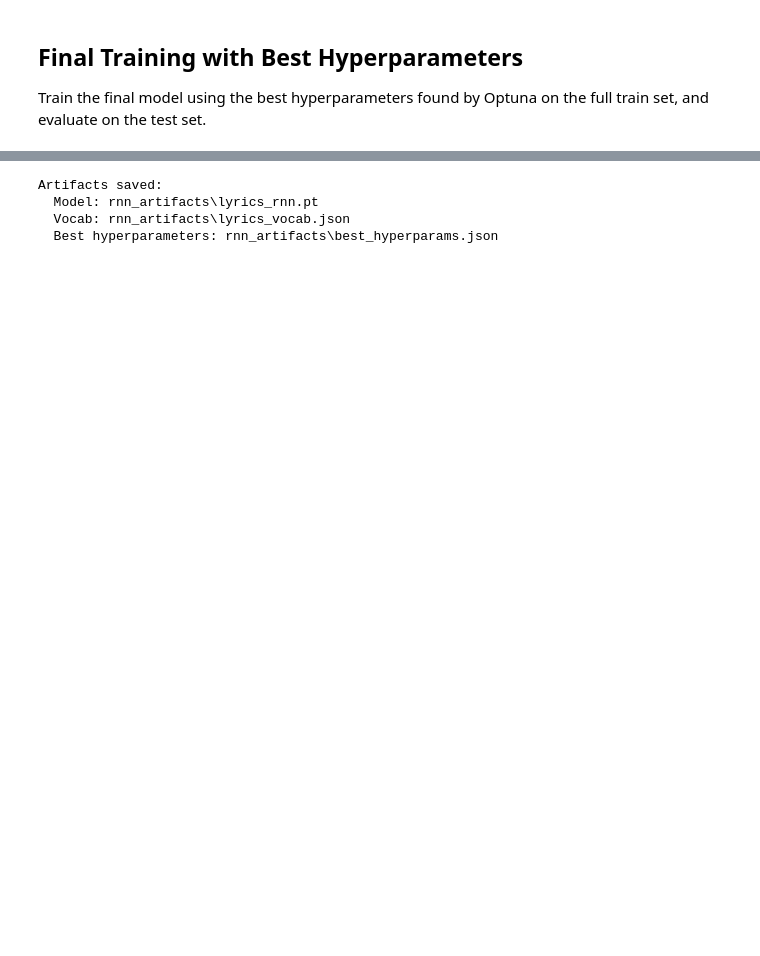
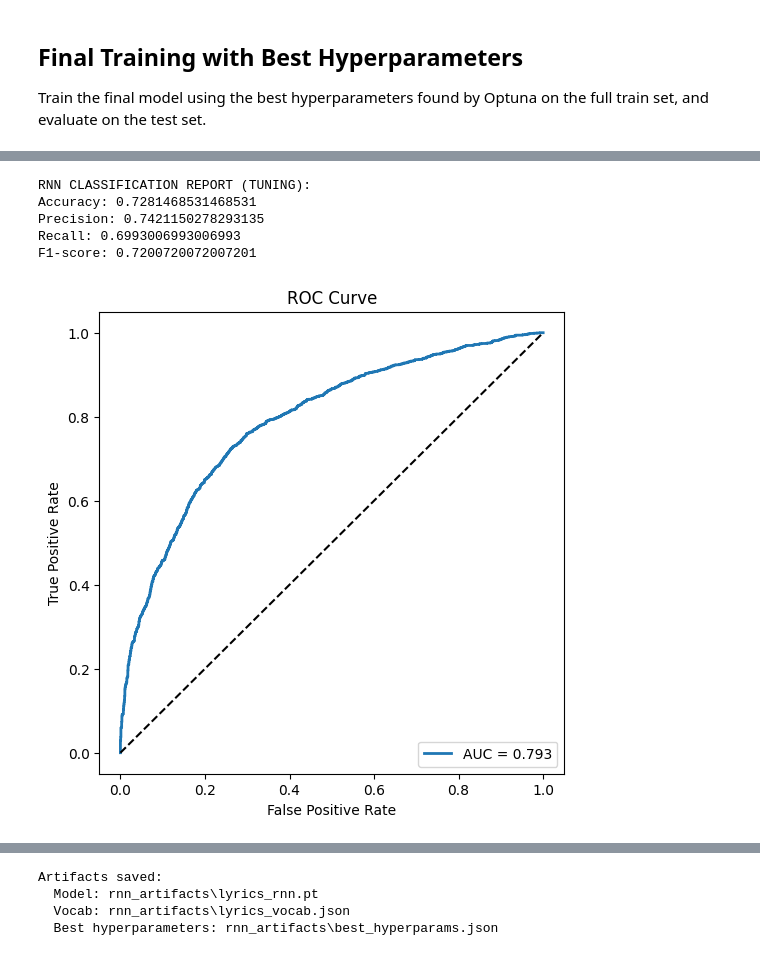
Before and after one commit to lemonmelonn/devanasokan_fyp, a Jupyter notebook: 05_model_training/model1_rnn_tuning.ipynb, the cells around one changed output, grey strips where cells are left out. Drawn from its saved outputs; the diff is of its cells as text; code cells hidden in the pictures; blank space fills up the shorter version.

```diff
--- a/05_model_training/model1_rnn_tuning.ipynb
+++ b/05_model_training/model1_rnn_tuning.ipynb
@@ -414,7 +429,7 @@ Epoch 10 | train_loss=0.5464 train_acc=0.7387 | val_loss=0.6226 val_acc=0.6844
 # %%
 # Load best checkpoint and evaluate on test
 model.load_state_dict(torch.load(best_model_path, map_location=device))
-test_loss, test_acc = run_epoch(model, test_loader, criterion, training=False)
+test_loss, test_acc, test_targets, test_probs, test_predictions = run_epoch(model, test_loader, criterion, training=False)
 
 print(f"\nTest loss: {test_loss:.4f}")
 print(f"Test accuracy: {test_acc:.4f}")
@@ -423 +438,48 @@ Test loss: 0.5755
 Test accuracy: 0.7281
+# %%
+report = classification_report(
+    test_targets,
+    test_predictions,
+    output_dict=True
+)
+
+accuracy = report["accuracy"]
+precision = report["1"]["precision"]
+recall = report["1"]["recall"]
+f1 = report["1"]["f1-score"]
+
+print(f"RNN CLASSIFICATION REPORT (TUNING):")
+print("Accuracy:", accuracy)
+print("Precision:", precision)
+print("Recall:", recall)
+print("F1-score:", f1)
+# %% [output]
+RNN CLASSIFICATION REPORT (TUNING):
+Accuracy: 0.7281468531468531
+Precision: 0.7421150278293135
+Recall: 0.6993006993006993
+F1-score: 0.7200720072007201
+# %%
+fpr, tpr, thresholds = roc_curve(test_targets, test_probs)
+
+roc_auc = auc(fpr, tpr)
+
+plt.figure(figsize=(6,6))
+
+plt.plot(
+    fpr,
+    tpr,
+    label=f"AUC = {roc_auc:.3f}",
+    linewidth=2
+)
+
+plt.plot([0,1],[0,1],'k--')
+
+plt.xlabel("False Positive Rate")
+plt.ylabel("True Positive Rate")
+plt.title("ROC Curve")
+plt.legend(loc="lower right")
+
+plt.show()
+# %% [output]
+[figure, added]
```
Also changed, not shown: parts of 25 cells of this notebook, 2 other files.
